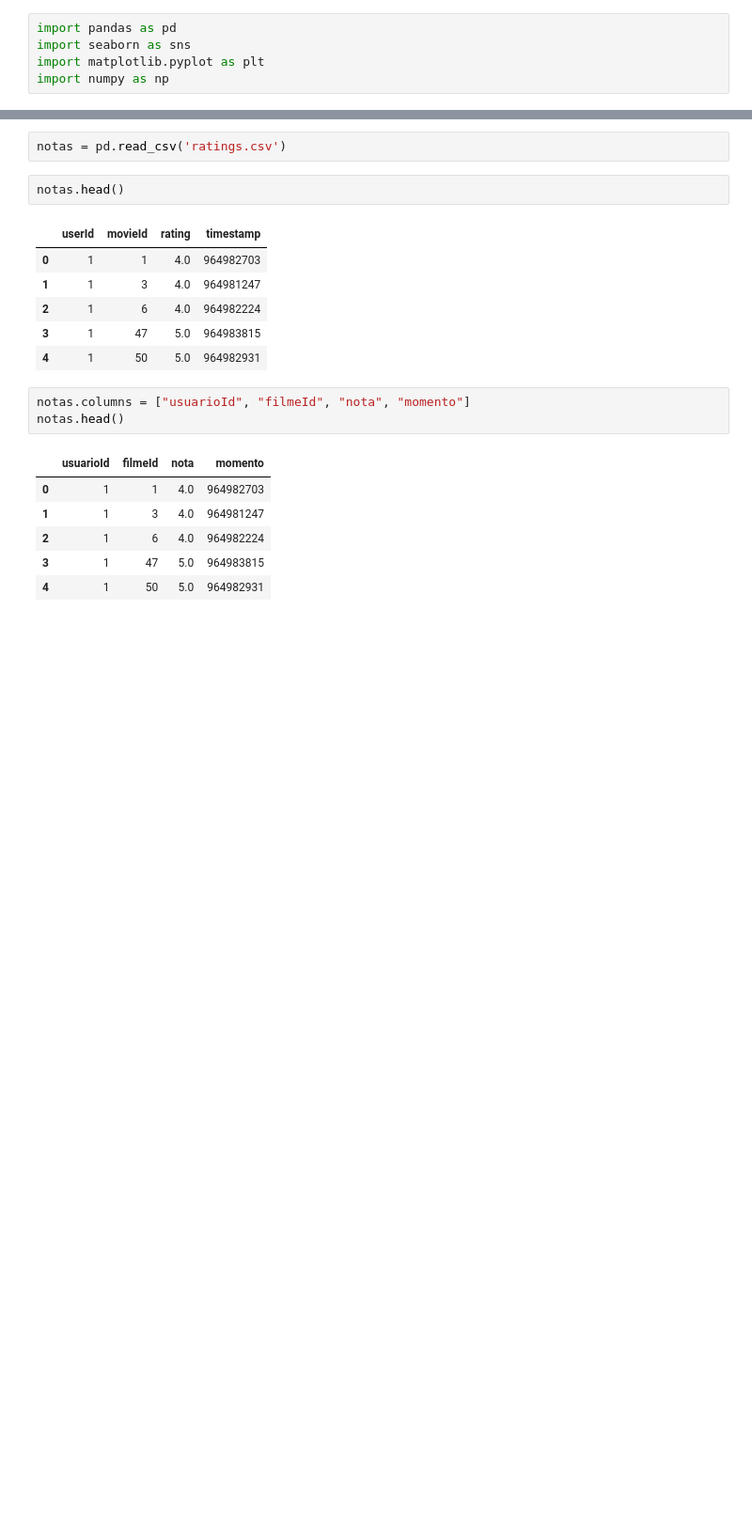
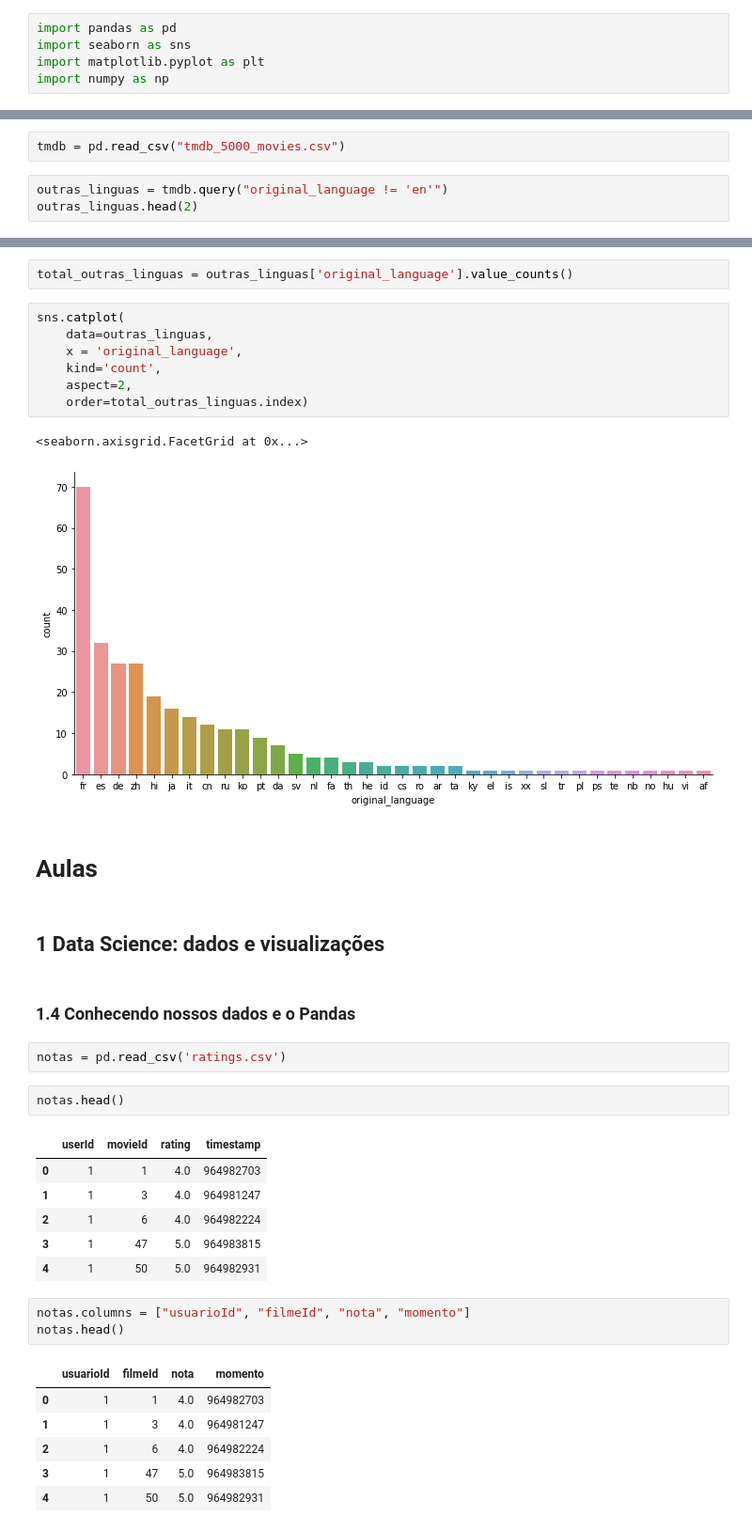
Before and after one commit to 1-aquila-1/data-science, a Jupyter notebook: 01-primeiros-passos/primeiros_passos.ipynb, the cells around one changed output, grey strips where cells are left out. Shown at 94% size. Saved outputs shown, nothing was run; the diff lists cells and outputs as text; blank space fills up the shorter version.

```diff
--- a/01-primeiros-passos/primeiros_passos.ipynb
+++ b/01-primeiros-passos/primeiros_passos.ipynb
@@ -9,0 +12,5 @@ import numpy as np
+# %%
+tmdb = pd.read_csv("tmdb_5000_movies.csv")
+# %%
+outras_linguas = tmdb.query("original_language != 'en'")
+outras_linguas.head(2)
@@ -10,3 +21,21 @@ import numpy as np
+# %%
+total_outras_linguas = outras_linguas['original_language'].value_counts()
+# %%
+sns.catplot(
+    data=outras_linguas,
+    x = 'original_language',
+    kind='count',
+    aspect=2,
+    order=total_outras_linguas.index)
+# %% [output]
+<seaborn.axisgrid.FacetGrid at 0x...>
+[figure, added]
+# %% [markdown]
+# Aulas
+# %% [markdown]
+## 1 Data Science: dados e visualizações
+# %% [markdown]
+### 1.4 Conhecendo nossos dados e o Pandas
 # %%
 notas = pd.read_csv('ratings.csv')
 # %%
```
Also changed, not shown: parts of 7 cells of this notebook.
